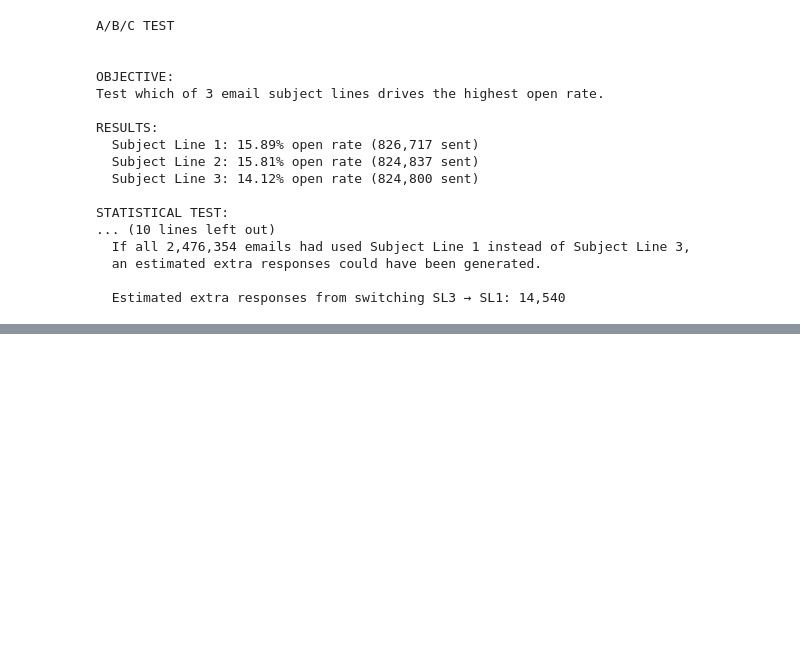
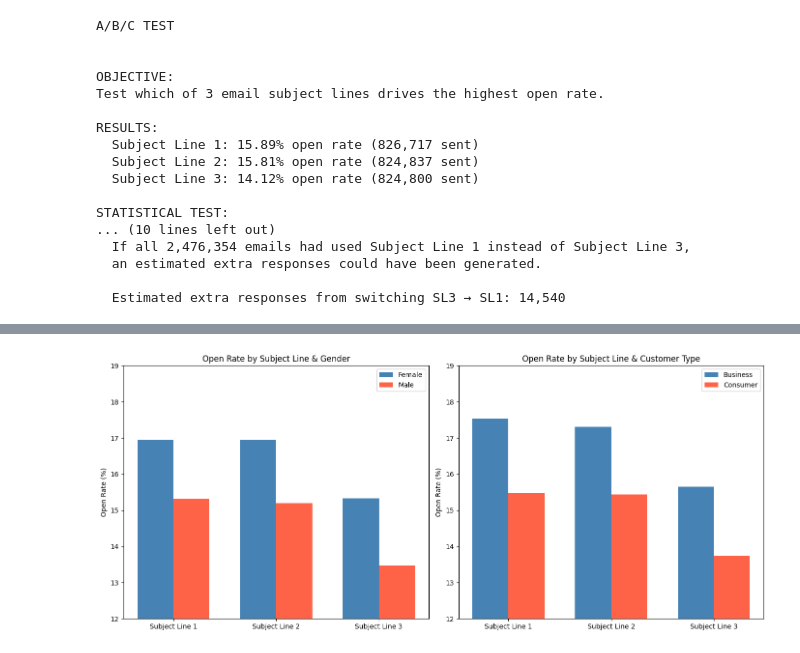
Before and after one commit to Daveed-shee/email-campaign-ab-testing, a Jupyter notebook: analysis.ipynb, the cells around one changed output, grey strips where cells are left out. Cells and saved outputs as stored; diff of their text form; code cells hidden in the pictures; blank space fills up the shorter version.

Commit message:
added analysis by gender and customer type

```diff
--- a/analysis.ipynb
+++ b/analysis.ipynb
@@ -171,3 +171,16 @@ STATISTICAL TEST:
   an estimated extra responses could have been generated.
 
   Estimated extra responses from switching SL3 → SL1: 14,540
+# %%
+#Merge Userbase for Segmented Analysis
+
+# Merge sent emails with userbase to get customer info
+sent_with_users = sent.merge(users[['Customer_ID', 'Gender', 'Type', 'Age']])
+
+# Merge responded with userbase too
+responded_with_users = responded.merge(users[['Customer_ID', 'Gender', 'Type', 'Age']])
+
+print("Sent with users shape:", sent_with_users.shape)
+print("Responded with users shape:", responded_with_users.shape)
+print()
+print(sent_with_users.head())
@@ -173,0 +240,36 @@ STATISTICAL TEST:
+# %%
+#Visualize Categories
+fig, axes = plt.subplots(1, 2, figsize=(14, 6))
+
+# --- Gender Plot ---
+females = gender_analysis[gender_analysis['Gender'] == 'F']['open_rate'].values
+males = gender_analysis[gender_analysis['Gender'] == 'M']['open_rate'].values
+x = range(3)
+width = 0.35
+
+axes[0].bar([i - width/2 for i in x], females, width, label='Female', color='steelblue')
+axes[0].bar([i + width/2 for i in x], males, width, label='Male', color='tomato')
+axes[0].set_title('Open Rate by Subject Line & Gender')
+axes[0].set_xticks(x)
+axes[0].set_xticklabels(['Subject Line 1', 'Subject Line 2', 'Subject Line 3'])
+axes[0].set_ylabel('Open Rate (%)')
+axes[0].set_ylim(12, 19)
+axes[0].legend()
+
+# --- Type Plot ---
+business = type_analysis[type_analysis['Type'] == 'B']['open_rate'].values
+consumer = type_analysis[type_analysis['Type'] == 'C']['open_rate'].values
+
+axes[1].bar([i - width/2 for i in x], business, width, label='Business', color='steelblue')
+axes[1].bar([i + width/2 for i in x], consumer, width, label='Consumer', color='tomato')
+axes[1].set_title('Open Rate by Subject Line & Customer Type')
+axes[1].set_xticks(x)
+axes[1].set_xticklabels(['Subject Line 1', 'Subject Line 2', 'Subject Line 3'])
+axes[1].set_ylabel('Open Rate (%)')
+axes[1].set_ylim(12, 19)
+axes[1].legend()
+
+plt.tight_layout()
+plt.show()
+# %% [output]
+[figure, added]
```
Also changed, not shown: parts of 3 cells of this notebook.
